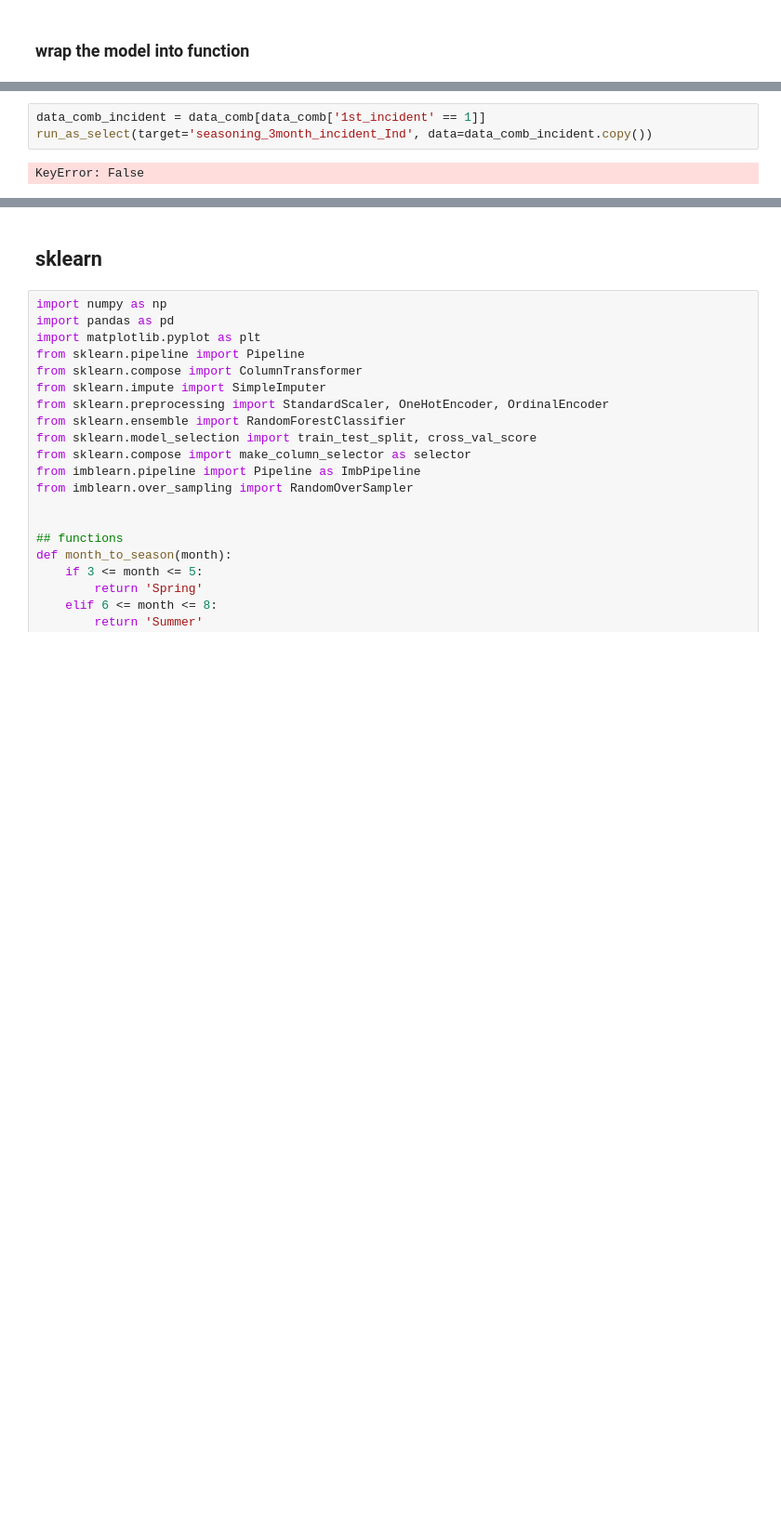
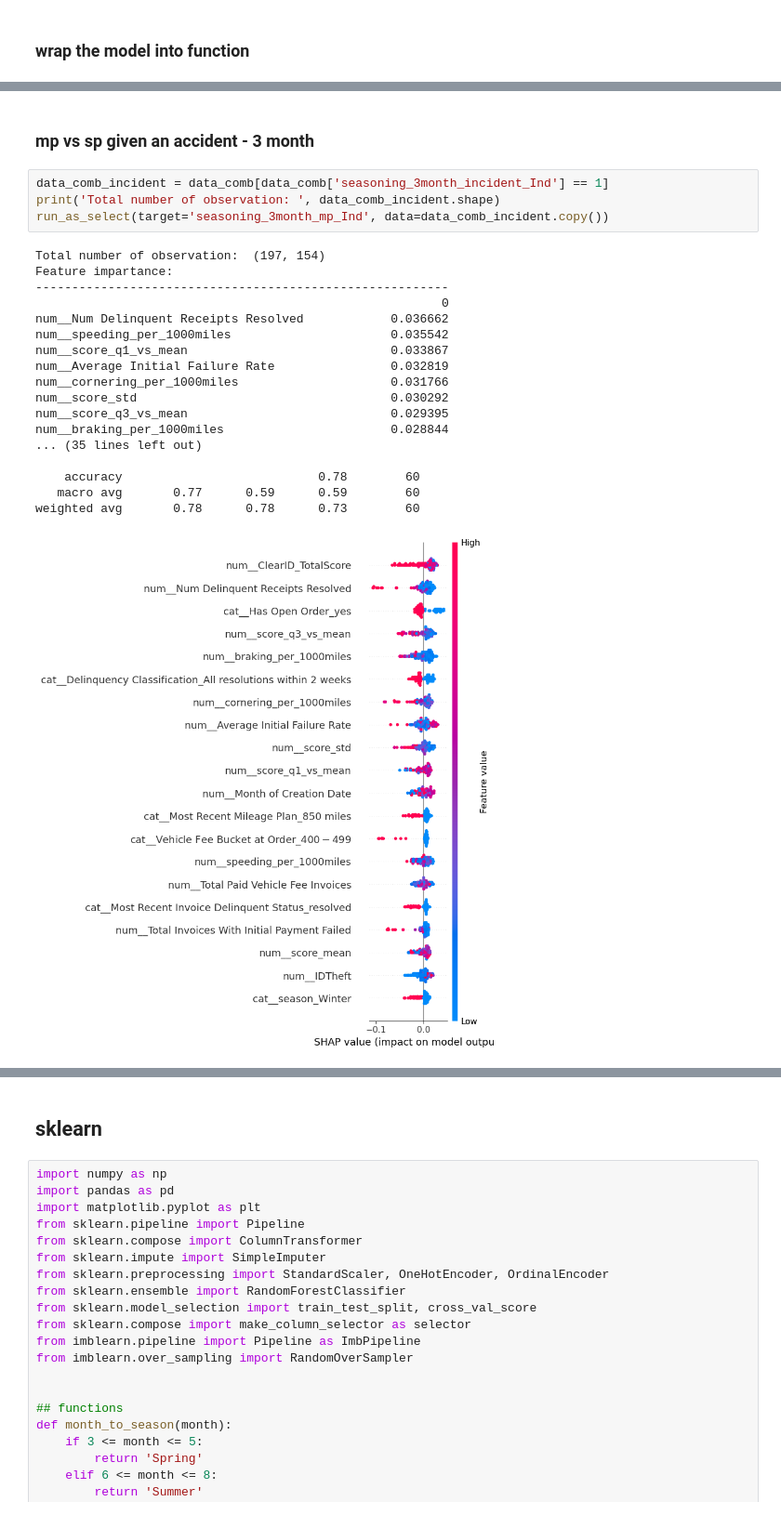
Before and after one commit to wuyaqi55/flexcar_incidents, a Jupyter notebook: incidents_customer_level.ipynb, the cells around one changed output, grey strips where cells are left out. Shown at 93% size. Drawn from its saved outputs; the diff is of its cells as text; blank space fills up the shorter version.

```diff
--- a/incidents_customer_level.ipynb
+++ b/incidents_customer_level.ipynb
@@ -691,5 +894,25 @@ weighted avg       0.97      0.97      0.95      1727
+# %% [markdown]
+### mp vs sp given an accident - 3 month
 # %%
-data_comb_incident = data_comb[data_comb['1st_incident' == 1]]
-run_as_select(target='seasoning_3month_incident_Ind', data=data_comb_incident.copy())
+data_comb_incident = data_comb[data_comb['seasoning_3month_incident_Ind'] == 1]
+print('Total number of observation: ', data_comb_incident.shape)
+run_as_select(target='seasoning_3month_mp_Ind', data=data_comb_incident.copy())
 # %% [output]
-KeyError: False
+Total number of observation:  (197, 154)
+Feature impartance:
+---------------------------------------------------------
+                                                        0
+num__Num Delinquent Receipts Resolved            0.036662
+num__speeding_per_1000miles                      0.035542
+num__score_q1_vs_mean                            0.033867
+num__Average Initial Failure Rate                0.032819
+num__cornering_per_1000miles                     0.031766
+num__score_std                                   0.030292
+num__score_q3_vs_mean                            0.029395
+num__braking_per_1000miles                       0.028844
+... (35 lines left out)
+
+    accuracy                           0.78        60
+   macro avg       0.77      0.59      0.59        60
+weighted avg       0.78      0.78      0.73        60
+[figure, added]
```
Also changed, not shown: parts of 11 cells of this notebook.
